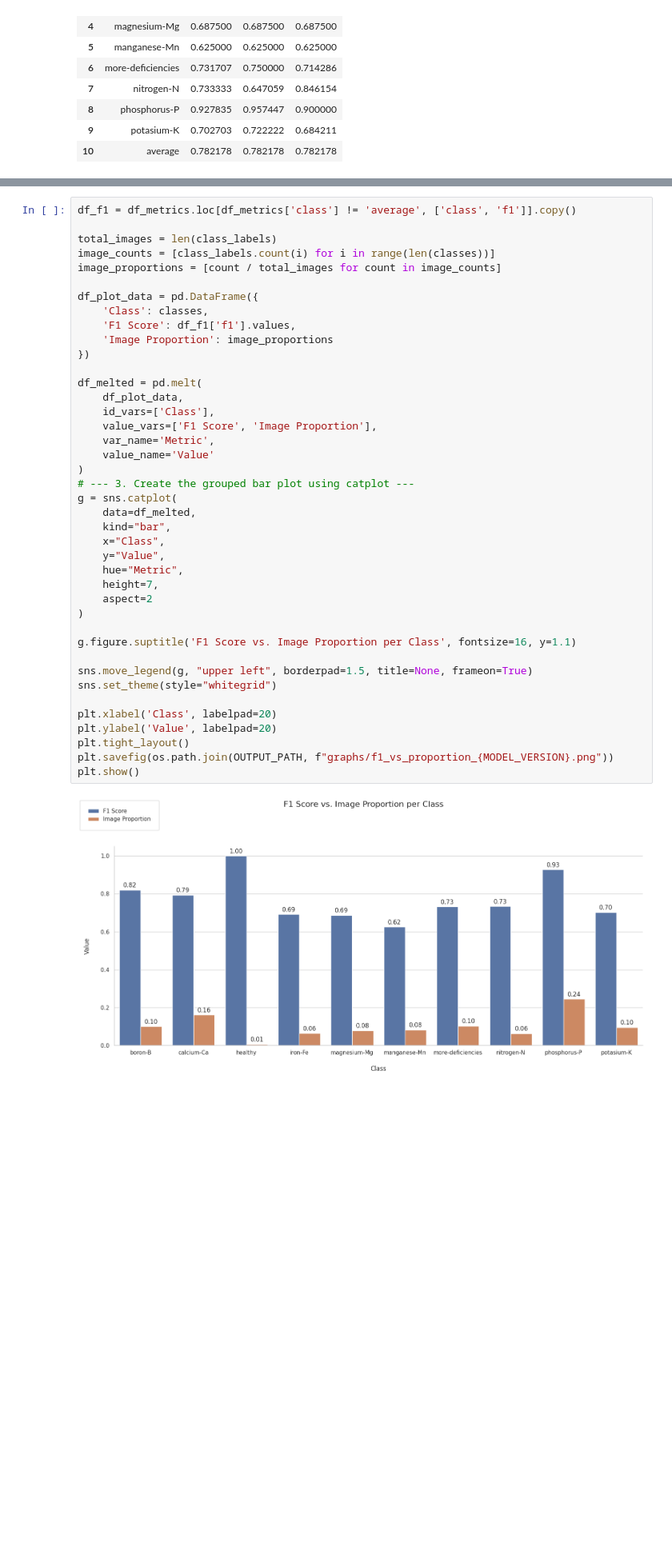
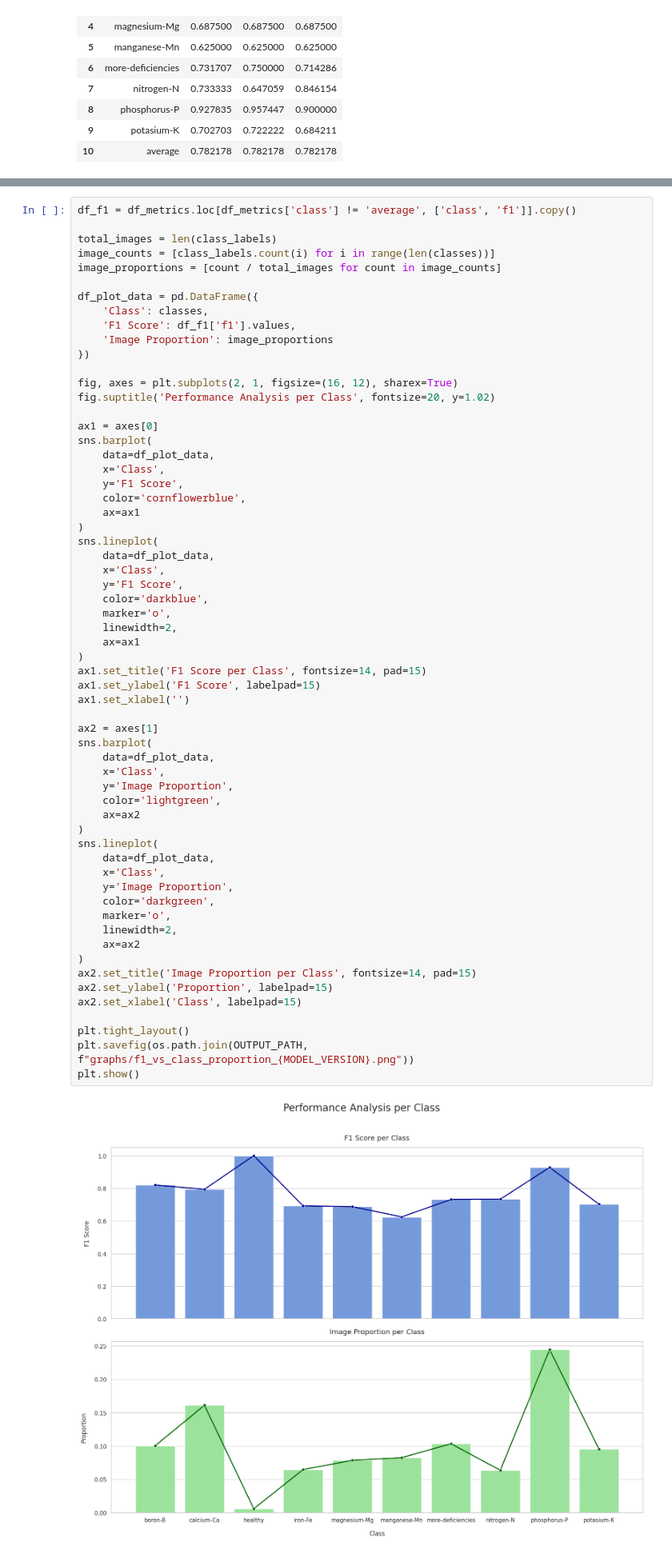
Before and after one commit to encars28/CoLeaf-CNN, a Jupyter notebook: main.ipynb, the cells around one changed output, grey strips where cells are left out. Shown: that part at 80% size. Drawn from its saved outputs; the diff is of its cells as text; blank space fills up the shorter version.

Commit message:
f1 score and classes

```diff
--- a/main.ipynb
+++ b/main.ipynb
@@ -270,46 +272,66 @@ plt.show()
 # %%
 df_f1 = df_metrics.loc[df_metrics['class'] != 'average', ['class', 'f1']].copy()
 
 total_images = len(class_labels)
 image_counts = [class_labels.count(i) for i in range(len(classes))]
 image_proportions = [count / total_images for count in image_counts]
 
 df_plot_data = pd.DataFrame({
     'Class': classes,
     'F1 Score': df_f1['f1'].values,
     'Image Proportion': image_proportions
 })
 
-df_melted = pd.melt(
-    df_plot_data,
-    id_vars=['Class'],
-    value_vars=['F1 Score', 'Image Proportion'],
-    var_name='Metric',
-    value_name='Value'
+fig, axes = plt.subplots(2, 1, figsize=(16, 12), sharex=True)
+fig.suptitle('Performance Analysis per Class', fontsize=20, y=1.02)
+
+ax1 = axes[0]
+sns.barplot(
+    data=df_plot_data,
+    x='Class',
+    y='F1 Score',
+    color='cornflowerblue',
+    ax=ax1
 )
-# --- 3. Create the grouped bar plot using catplot ---
-g = sns.catplot(
-    data=df_melted,
-    kind="bar",
-    x="Class",
-    y="Value",
-    hue="Metric",
-    height=7,
-    aspect=2
+sns.lineplot(
+    data=df_plot_data,
+    x='Class',
+    y='F1 Score',
+    color='darkblue',
+    marker='o',
+    linewidth=2,
+    ax=ax1
 )
+ax1.set_title('F1 Score per Class', fontsize=14, pad=15)
+ax1.set_ylabel('F1 Score', labelpad=15)
+ax1.set_xlabel('')
 
-g.figure.suptitle('F1 Score vs. Image Proportion per Class', fontsize=16, y=1.1)
+ax2 = axes[1]
+sns.barplot(
+    data=df_plot_data,
+    x='Class',
+    y='Image Proportion',
+    color='lightgreen',
+    ax=ax2
+)
+sns.lineplot(
+    data=df_plot_data,
+    x='Class',
+    y='Image Proportion',
+    color='darkgreen',
+    marker='o',
+    linewidth=2,
+    ax=ax2
+)
+ax2.set_title('Image Proportion per Class', fontsize=14, pad=15)
+ax2.set_ylabel('Proportion', labelpad=15)
+ax2.set_xlabel('Class', labelpad=15)
 
-sns.move_legend(g, "upper left", borderpad=1.5, title=None, frameon=True)
-sns.set_theme(style="whitegrid")
-
-plt.xlabel('Class', labelpad=20)
-plt.ylabel('Value', labelpad=20)
 plt.tight_layout()
-plt.savefig(os.path.join(OUTPUT_PATH, f"graphs/f1_vs_proportion_{MODEL_VERSION}.png"))
+plt.savefig(os.path.join(OUTPUT_PATH, f"graphs/f1_vs_class_proportion_{MODEL_VERSION}.png"))
 plt.show()
 # %% [output]
-[figure, old version]
+[figure, new version]
 # %% [markdown]
 ### Confusion Matrix
 # %%
```
Also changed, not shown: parts of 1 cell of this notebook, 3 other files.
